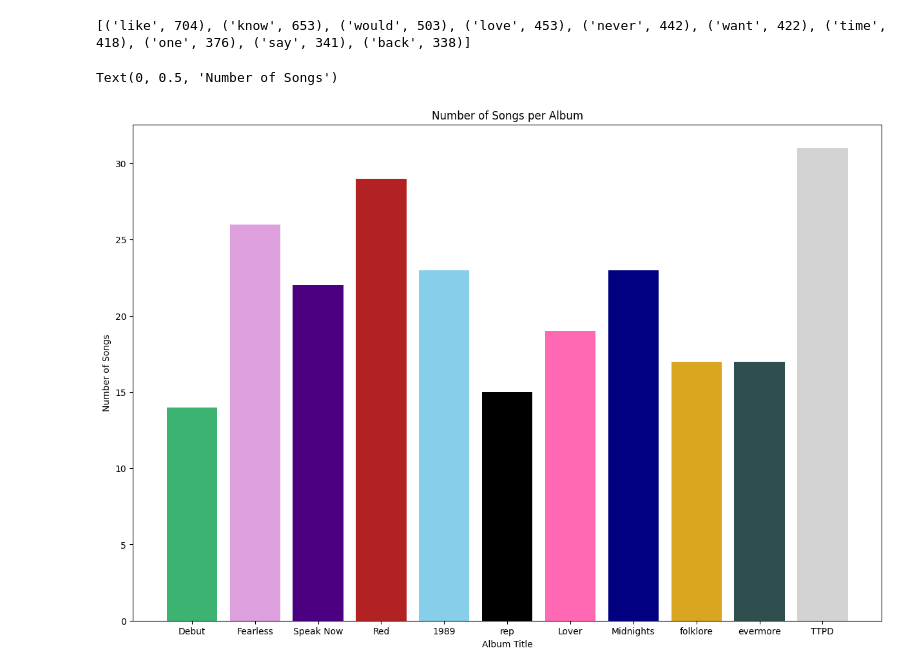
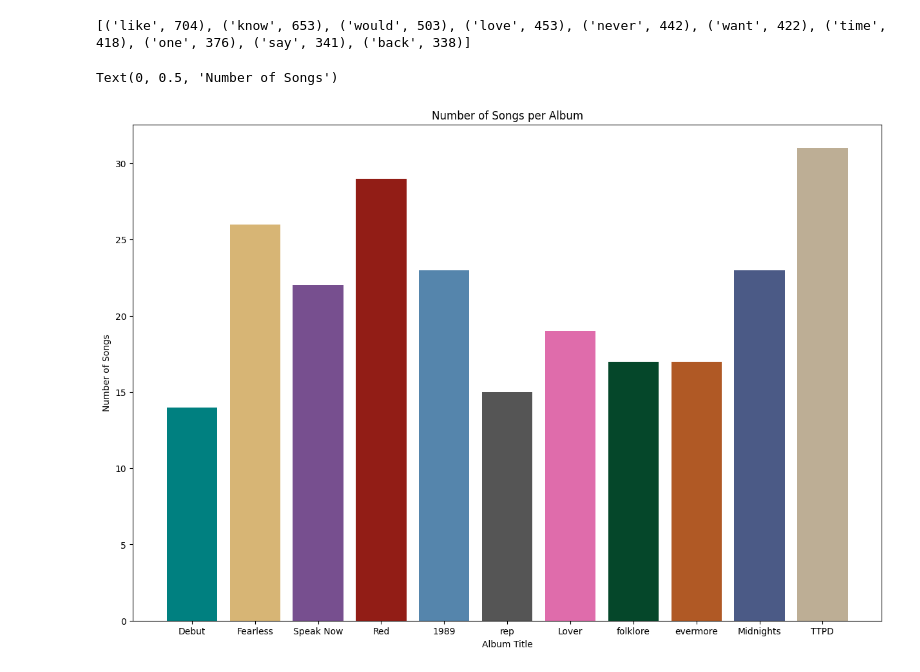
Before and after one commit to sarah-baskin/Analyzing-The-Eras-Tour, a Jupyter notebook: Analysis.ipynb, the cells around one changed output. Drawn from its saved outputs; the diff is of its cells as text; code cells hidden in the pictures.

Commit message:
color changing

```diff
--- a/Analysis.ipynb
+++ b/Analysis.ipynb
@@ -101,24 +101,24 @@ print(most_used_words)
 # %%
 albums = ["Taylor Swift", "Fearless (Taylor's Version)", "Speak Now (Taylor's Version)",
           "Red (Taylor's Version)", "1989 (Taylor's Version)", "reputation", "Lover",
-          "Midnights", "folklore", "evermore", "The Tortured Poets Department"]
+          "folklore", "evermore", "Midnights", "The Tortured Poets Department"]
 
 shortenings = ["Debut", "Fearless", "Speak Now",
           "Red", "1989", "rep", "Lover",
-          "Midnights", "folklore", "evermore", "TTPD"]
+          "folklore", "evermore", "Midnights", "TTPD"]
 # %%
-color = ['mediumseagreen', 'plum', 'indigo', 'firebrick', 'skyblue', 'black', 'hotpink', 'navy', 'goldenrod', 'darkslategrey', 'lightgrey']
+color = ['#008080', '#D7B575', '#774F8F', '#921D16', '#5585AC', '#555555', '#df6cab', '#05472A', '#B05925', '#4B5A86', '#BDAE95']
 plt.figure(figsize=(15, 10))
 
 for i, album in enumerate(albums):
     plt.bar(shortenings[i], num_songs[album], color=color[i])
 
 plt.title("Number of Songs per Album")
 plt.xlabel("Album Title")
 plt.ylabel("Number of Songs")
 # %% [output]
 Text(0, 0.5, 'Number of Songs')
-[figure, old version]
+[figure, new version]
 # %%
 plt.figure(figsize=(15, 10))
 
```
Also changed, not shown: parts of 3 cells of this notebook.
